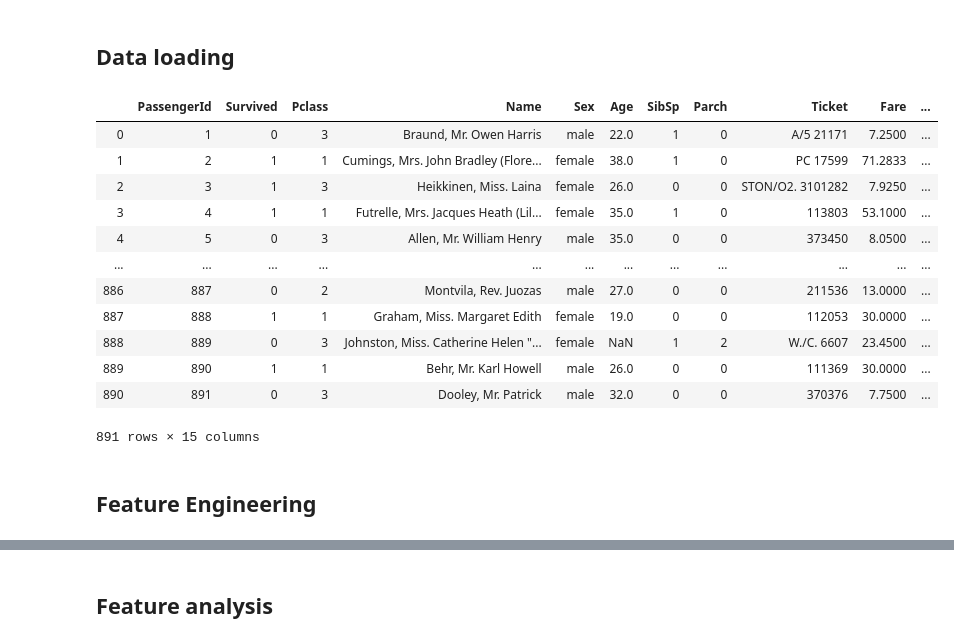
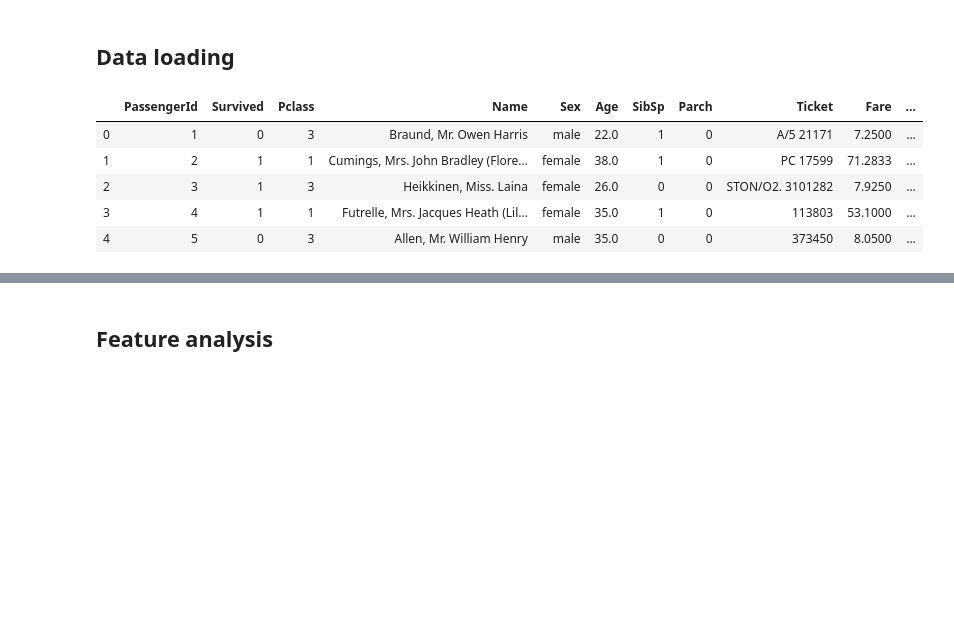
Before and after one commit to Amoralpa11/kaggle-titanic, a Jupyter notebook: data_exploratory_analysis.ipynb, the cells around one changed output, grey strips where cells are left out. Cells and saved outputs as stored; diff of their text form; code cells hidden in the pictures; blank space fills up the shorter version.

```diff
--- a/data_exploratory_analysis.ipynb
+++ b/data_exploratory_analysis.ipynb
@@ -18,18 +18,11 @@ import re
 # %%
 data = pd.read_csv("raw_data/train.csv")
 # %%
-data
+data.head()
 # %% [output]
 |  | PassengerId | Survived | Pclass | Name | Sex | Age | SibSp | Parch | Ticket | Fare | ... |
 | 0 | 1 | 0 | 3 | Braund, Mr. Owen Harris | male | 22.0 | 1 | 0 | A/5 21171 | 7.2500 | ... |
 | 1 | 2 | 1 | 1 | Cumings, Mrs. John Bradley (Flore... | female | 38.0 | 1 | 0 | PC 17599 | 71.2833 | ... |
 | 2 | 3 | 1 | 3 | Heikkinen, Miss. Laina | female | 26.0 | 0 | 0 | STON/O2. 3101282 | 7.9250 | ... |
 | 3 | 4 | 1 | 1 | Futrelle, Mrs. Jacques Heath (Lil... | female | 35.0 | 1 | 0 | 113803 | 53.1000 | ... |
 | 4 | 5 | 0 | 3 | Allen, Mr. William Henry | male | 35.0 | 0 | 0 | 373450 | 8.0500 | ... |
-| ... | ... | ... | ... | ... | ... | ... | ... | ... | ... | ... | ... |
-| 886 | 887 | 0 | 2 | Montvila, Rev. Juozas | male | 27.0 | 0 | 0 | 211536 | 13.0000 | ... |
-| 887 | 888 | 1 | 1 | Graham, Miss. Margaret Edith | female | 19.0 | 0 | 0 | 112053 | 30.0000 | ... |
-| 888 | 889 | 0 | 3 | Johnston, Miss. Catherine Helen "... | female | NaN | 1 | 2 | W./C. 6607 | 23.4500 | ... |
-| 889 | 890 | 1 | 1 | Behr, Mr. Karl Howell | male | 26.0 | 0 | 0 | 111369 | 30.0000 | ... |
-| 890 | 891 | 0 | 3 | Dooley, Mr. Patrick | male | 32.0 | 0 | 0 | 370376 | 7.7500 | ... |
-891 rows × 15 columns
@@ -39,2 +28,0 @@ data.Pclass = data.Pclass.astype("category")
-# %% [markdown]
-## Feature Engineering
```
Also changed, not shown: parts of 61 cells of this notebook.
